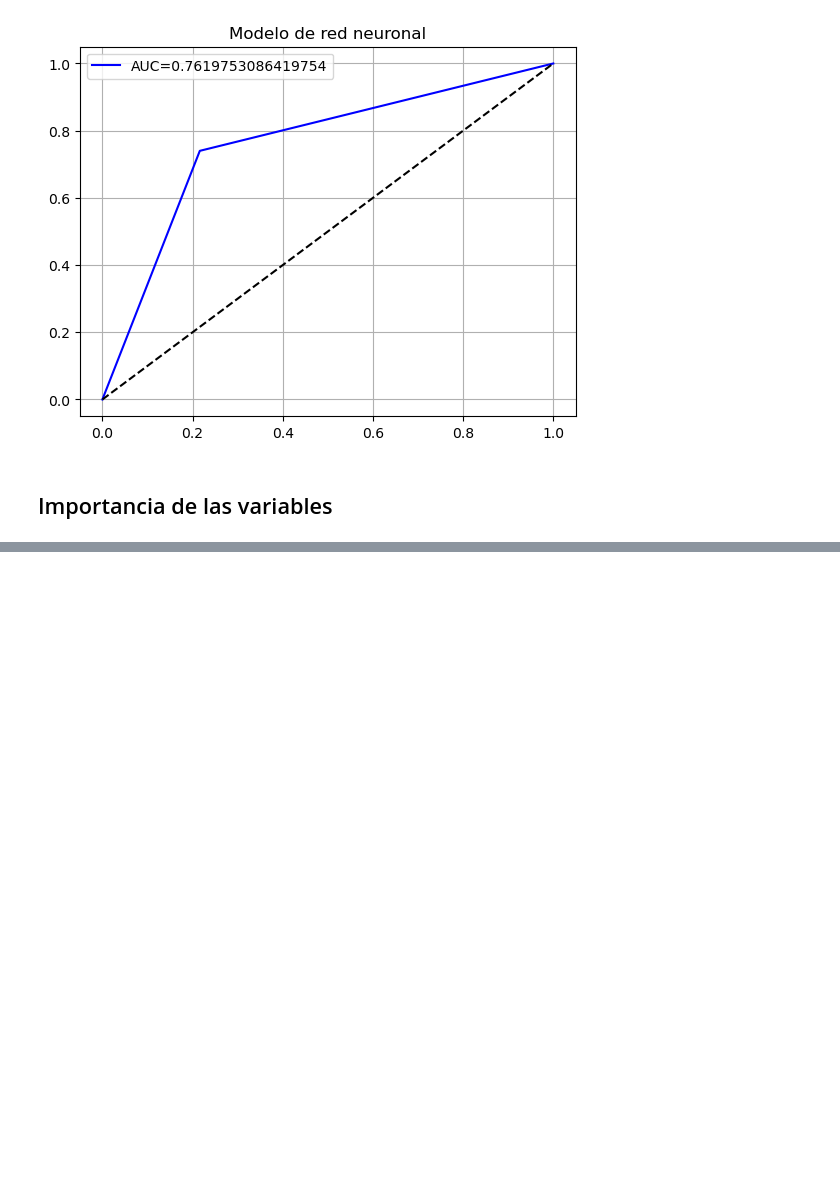
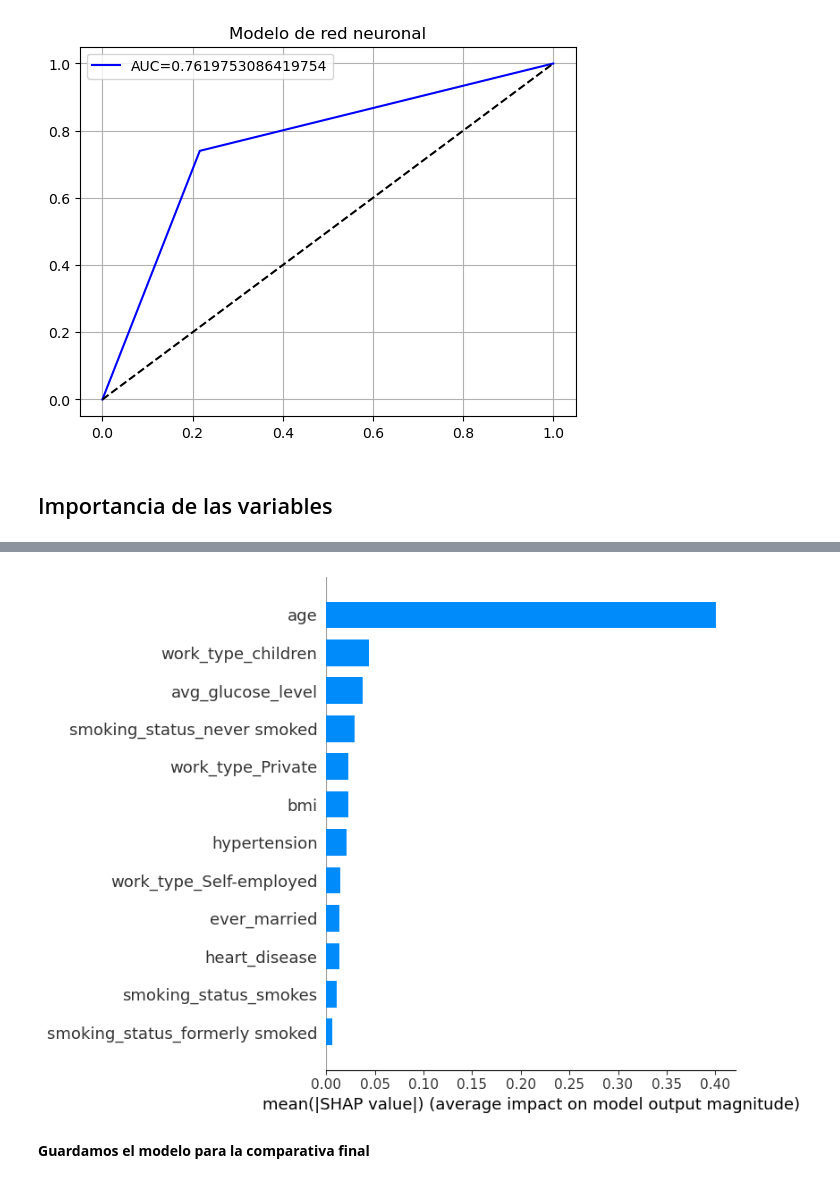
Before and after one commit to sumitkumarjethani/Stroke-Prediction, a Jupyter notebook: models/neural-network-model.ipynb, the cells around one changed output, grey strips where cells are left out. Saved outputs shown, nothing was run; the diff lists cells and outputs as text; code cells hidden in the pictures; blank space fills up the shorter version.

```diff
--- a/models/neural-network-model.ipynb
+++ b/models/neural-network-model.ipynb
@@ -164,0 +196,11 @@ weighted avg       0.94      0.78      0.84      1022
+# %%
+# explain the model's predictions using SHAP
+# (same syntax works for LightGBM, CatBoost, scikit-learn and spark models)
+explainer = shap.KernelExplainer(nn_model.predict, X_train)
+shap_values = explainer.shap_values(X_test, nsamples=100)
+# %%
+shap.summary_plot(shap_values, plot_type = 'bar', feature_names = X_test.columns)
+# %% [output]
+[figure, added]
+# %% [markdown]
+**Guardamos el modelo para la comparativa final**
```
Also changed, not shown: parts of 6 cells of this notebook.
